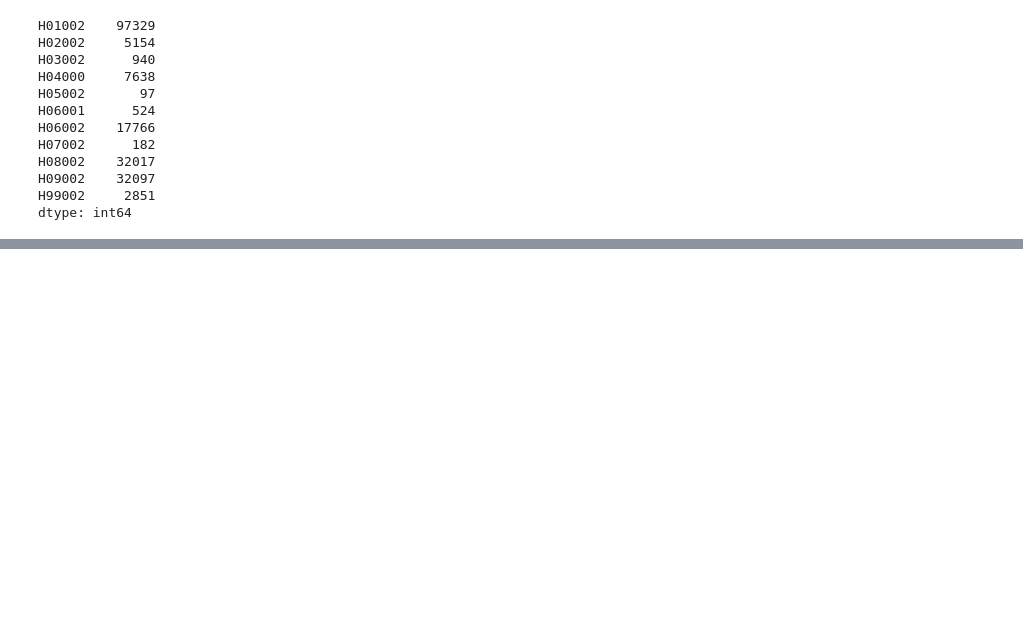
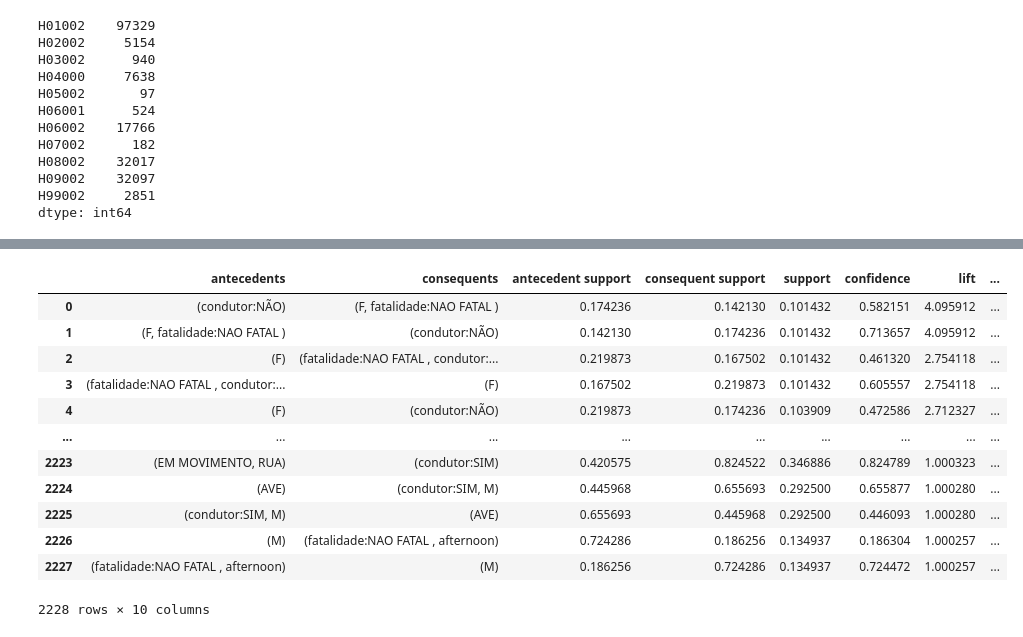
Before and after one commit to SamuelLipovetsky/mda_project, a Jupyter notebook: ItemsetMining.ipynb, the cells around one changed output, grey strips where cells are left out. Saved outputs shown, nothing was run; the diff lists cells and outputs as text; code cells hidden in the pictures; blank space fills up the shorter version.

```diff
--- a/ItemsetMining.ipynb
+++ b/ItemsetMining.ipynb
@@ -303,0 +297,19 @@ eclat_instance = ECLAT(data=concat_dfs, verbose=True) #verbose=True to see the l
+# %%
+aprioriItemsets = apriori(concat_dfs, min_support=0.1, use_colnames=True)
+rules = association_rules(aprioriItemsets,metric="lift", min_threshold=1)
+# rules = rules[(rules['confidence'] > 0.8)]
+rules.sort_values(by='lift',ascending=False).reset_index(drop=True)
+# %% [output]
+|  | antecedents | consequents | antecedent support | consequent support | support | confidence | lift | ... |
+| 0 | (condutor:NÃO) | (F, fatalidade:NAO FATAL ) | 0.174236 | 0.142130 | 0.101432 | 0.582151 | 4.095912 | ... |
+| 1 | (F, fatalidade:NAO FATAL ) | (condutor:NÃO) | 0.142130 | 0.174236 | 0.101432 | 0.713657 | 4.095912 | ... |
+| 2 | (F) | (fatalidade:NAO FATAL , condutor:... | 0.219873 | 0.167502 | 0.101432 | 0.461320 | 2.754118 | ... |
+| 3 | (fatalidade:NAO FATAL , condutor:... | (F) | 0.167502 | 0.219873 | 0.101432 | 0.605557 | 2.754118 | ... |
+| 4 | (F) | (condutor:NÃO) | 0.219873 | 0.174236 | 0.103909 | 0.472586 | 2.712327 | ... |
+| ... | ... | ... | ... | ... | ... | ... | ... | ... |
+| 2223 | (EM MOVIMENTO, RUA) | (condutor:SIM) | 0.420575 | 0.824522 | 0.346886 | 0.824789 | 1.000323 | ... |
+| 2224 | (AVE) | (condutor:SIM, M) | 0.445968 | 0.655693 | 0.292500 | 0.655877 | 1.000280 | ... |
+| 2225 | (condutor:SIM, M) | (AVE) | 0.655693 | 0.445968 | 0.292500 | 0.446093 | 1.000280 | ... |
+| 2226 | (M) | (fatalidade:NAO FATAL , afternoon) | 0.724286 | 0.186256 | 0.134937 | 0.186304 | 1.000257 | ... |
+| 2227 | (fatalidade:NAO FATAL , afternoon) | (M) | 0.186256 | 0.724286 | 0.134937 | 0.724472 | 1.000257 | ... |
+2228 rows × 10 columns
```
Also changed, not shown: parts of 10 cells of this notebook.
